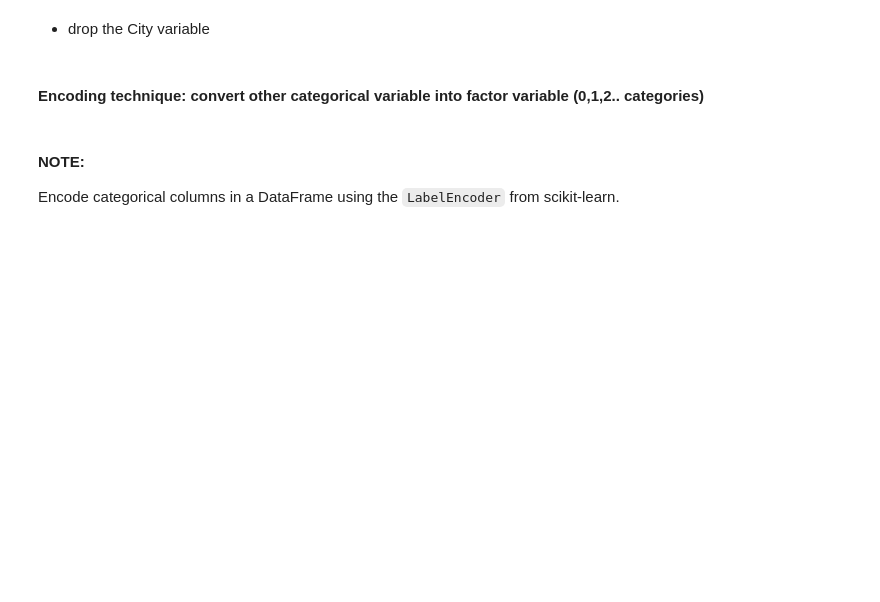
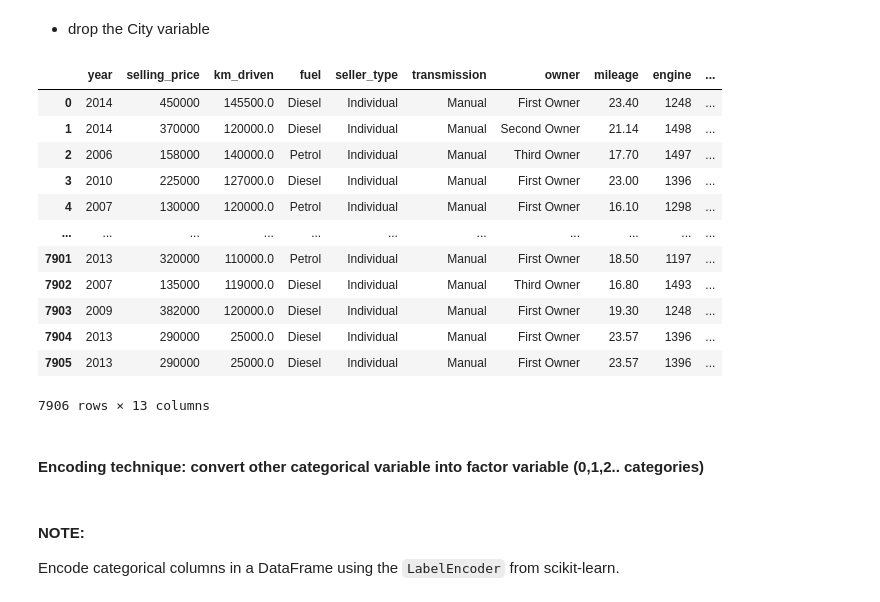
Before and after one commit to Akash3497/Lumen_ML_usecase, a Jupyter notebook: Assessment.ipynb, the cells around one changed output. Drawn from its saved outputs; the diff is of its cells as text; code cells hidden in the pictures; blank space fills up the shorter version.

```diff
--- a/Assessment.ipynb
+++ b/Assessment.ipynb
@@ -568,7 +596,7 @@ Drop the varaiables "name","Postal_code","Sales_ID" from the dataframe using the
 # drop the given variables
 def drop_var1(data):
     # Code starts here
-
+    data.drop(columns=['name', 'Postal_code', 'Sales_ID'], inplace=True)
     # Code ends here
     return data
 # %%
@@ -579,19 +616,28 @@ car_sales = drop_var1(car_sales)
 #### NOTE:
 scikit-learn expects all features to be numeric. So how do we include a categorical feature in our model?
 Transform city variable to 4 categories such as `North_city, South_city, East_city and West_city` according to the below given list.
-# %%
-# Define regions
-def city_region(sales_data):
-    north_cities = ['Dehradun','Mumbai','Jaipur','Indore','Pune','Aurangabad', 'Delhi','Ludhiana', 'kanpur', 'Gangtok', 'Noida']
-    south_cities = ['Chennai','Mysore', 'Bangalore', 'Nellore', 'Coimbatore','Mangalore','Hyderabad','Vellore','Thrissur']
-    east_cities = ['Ranchi', 'Kolkata', 'Jamshedpur', 'Patna', 'Bhubaneshwar']
-    west_cities = ['Ahmedabad','Kochi','Vadodara', 'Surat']
-
-    # Transform the City variable to 4 categories
-
-
-    # Print the updated DataFrame
-    return sales_data
+# %%
+import pandas as pd
+
+def city_region(car_sales):
+    north_cities = ['Dehradun', 'Mumbai', 'Jaipur', 'Indore', 'Pune', 'Aurangabad', 'Delhi', 'Ludhiana', 'kanpur', 'Gangtok', 'Noida']
+    south_cities = ['Chennai', 'Mysore', 'Bangalore', 'Nellore', 'Coimbatore', 'Mangalore', 'Hyderabad', 'Vellore', 'Thrissur']
+    east_cities = ['Ranchi', 'Kolkata', 'Jamshedpur', 'Patna', 'Bhubaneshwar']
+    west_cities = ['Ahmedabad', 'Kochi', 'Vadodara', 'Surat']
+
+    # Create a new 'Region' column with missing values (NaN)
+    car_sales['Region'] = pd.Series(np.nan, index=car_sales.index)  # Use pandas.Series with np.nan
+
+    # Use vectorized comparisons for efficiency
+    car_sales.loc[car_sales['City'].isin(north_cities), 'Region'] = 'North_city'
+    car_sales.loc[car_sales['City'].isin(south_cities), 'Region'] = 'South_city'
+    car_sales.loc[car_sales['City'].isin(east_cities), 'Region'] = 'East_city'
+    car_sales.loc[car_sales['City'].isin(west_cities), 'Region'] = 'West_city'
+
+    # Handle unseen cities using a separate step (optional)
+    car_sales['Region'] = car_sales['Region'].fillna('Unknown')  # Or any other default value
+
+    return car_sales
 # %%
 #apply city_region() in the original data
 car_sales=city_region(car_sales)
@@ -604,6 +664,22 @@ def drop_var2(data):
     return data
 # %%
 car_sales = drop_var2(car_sales)
+# %%
+car_sales
+# %% [output]
+|  | year | selling_price | km_driven | fuel | seller_type | transmission | owner | mileage | engine | ... |
+| 0 | 2014 | 450000 | 145500.0 | Diesel | Individual | Manual | First Owner | 23.40 | 1248 | ... |
+| 1 | 2014 | 370000 | 120000.0 | Diesel | Individual | Manual | Second Owner | 21.14 | 1498 | ... |
+| 2 | 2006 | 158000 | 140000.0 | Petrol | Individual | Manual | Third Owner | 17.70 | 1497 | ... |
+| 3 | 2010 | 225000 | 127000.0 | Diesel | Individual | Manual | First Owner | 23.00 | 1396 | ... |
+| 4 | 2007 | 130000 | 120000.0 | Petrol | Individual | Manual | First Owner | 16.10 | 1298 | ... |
+| ... | ... | ... | ... | ... | ... | ... | ... | ... | ... | ... |
+| 7901 | 2013 | 320000 | 110000.0 | Petrol | Individual | Manual | First Owner | 18.50 | 1197 | ... |
+| 7902 | 2007 | 135000 | 119000.0 | Diesel | Individual | Manual | Third Owner | 16.80 | 1493 | ... |
+| 7903 | 2009 | 382000 | 120000.0 | Diesel | Individual | Manual | First Owner | 19.30 | 1248 | ... |
+| 7904 | 2013 | 290000 | 25000.0 | Diesel | Individual | Manual | First Owner | 23.57 | 1396 | ... |
+| 7905 | 2013 | 290000 | 25000.0 | Diesel | Individual | Manual | First Owner | 23.57 | 1396 | ... |
+7906 rows × 13 columns
 # %% [markdown]
 #### Encoding technique: convert other categorical variable into factor variable (0,1,2.. categories)
 # %% [markdown]
```
Also changed, not shown: parts of 24 cells of this notebook.
